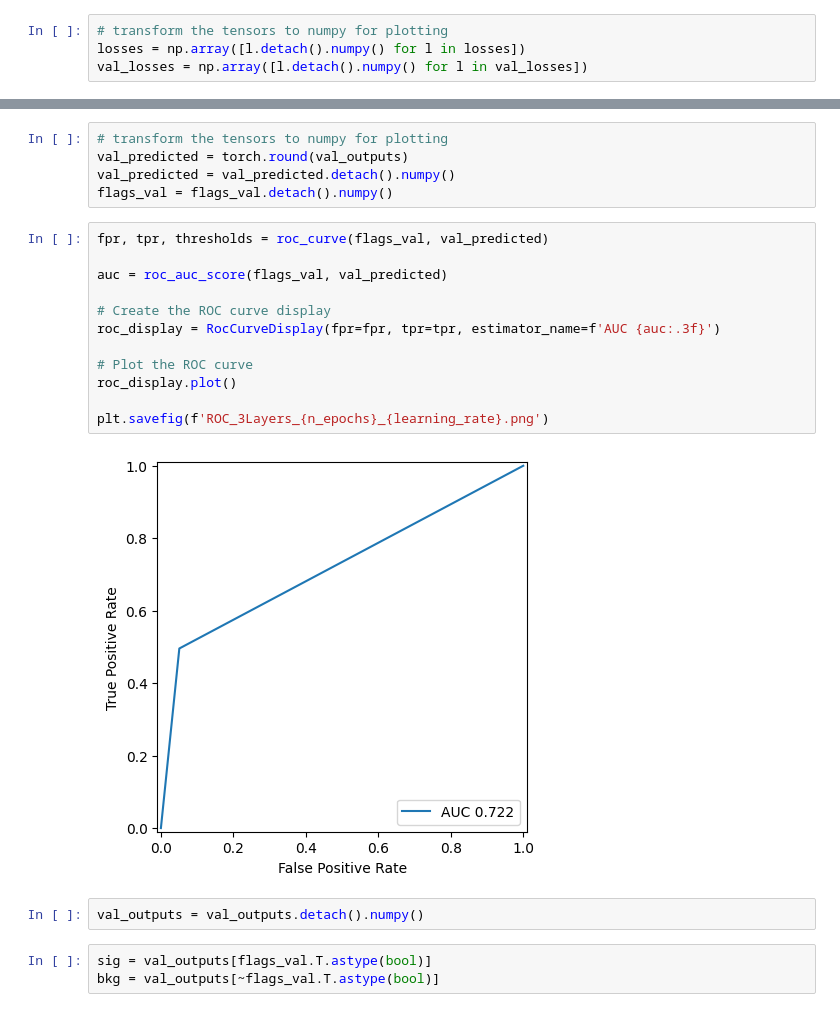
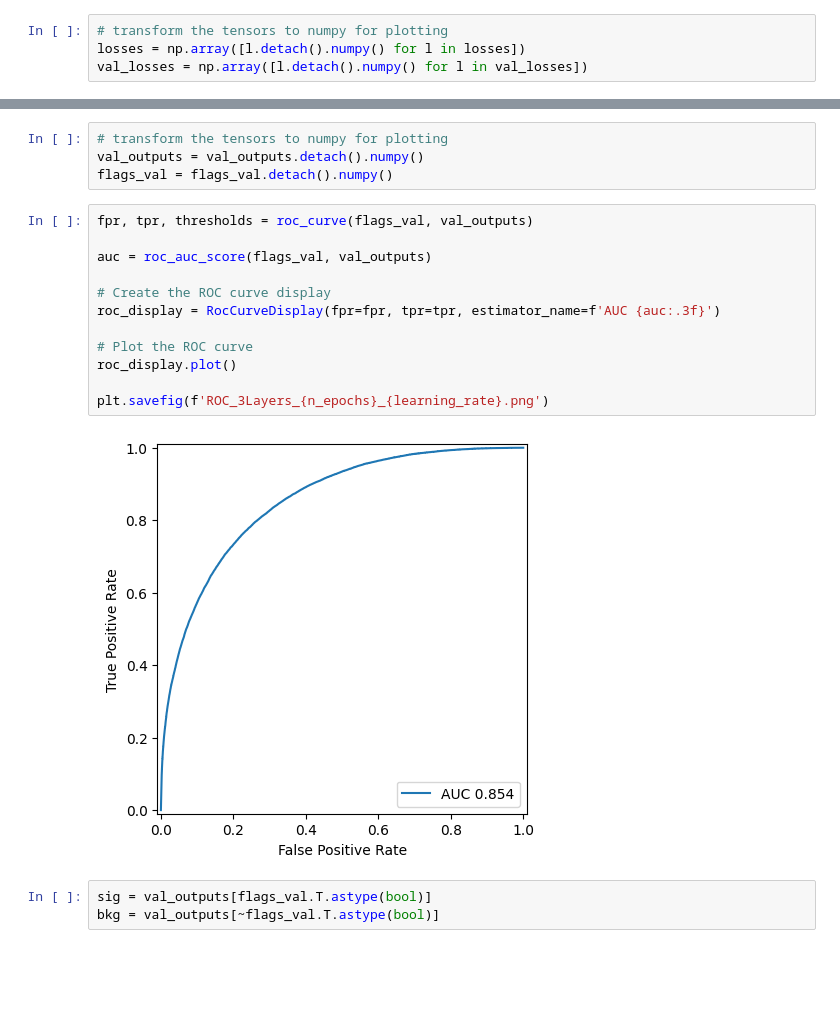
Before and after one commit to marcortinovis/MLforPolarizedVBS, a Jupyter notebook: 3Layers_model.ipynb, the cells around one changed output, grey strips where cells are left out. Cells and saved outputs as stored; diff of their text form; blank space fills up the shorter version.

```diff
--- a/3Layers_model.ipynb
+++ b/3Layers_model.ipynb
@@ -111,24 +111,21 @@ plt.savefig(f'loss_3Layers_{n_epochs}_{learning_rate}.png')
 # %%
 # transform the tensors to numpy for plotting
-val_predicted = torch.round(val_outputs)
-val_predicted = val_predicted.detach().numpy()
+val_outputs = val_outputs.detach().numpy()
 flags_val = flags_val.detach().numpy()
 # %%
-fpr, tpr, thresholds = roc_curve(flags_val, val_predicted)
+fpr, tpr, thresholds = roc_curve(flags_val, val_outputs)
 
-auc = roc_auc_score(flags_val, val_predicted)
+auc = roc_auc_score(flags_val, val_outputs)
 
 # Create the ROC curve display
 roc_display = RocCurveDisplay(fpr=fpr, tpr=tpr, estimator_name=f'AUC {auc:.3f}')
 
 # Plot the ROC curve
 roc_display.plot()
 
 plt.savefig(f'ROC_3Layers_{n_epochs}_{learning_rate}.png')
 # %% [output]
-[figure, old version]
+[figure, new version]
-# %%
-val_outputs = val_outputs.detach().numpy()
 # %%
 sig = val_outputs[flags_val.T.astype(bool)]
 bkg = val_outputs[~flags_val.T.astype(bool)]
```
Also changed, not shown: parts of 3 cells of this notebook, 13 other files.
